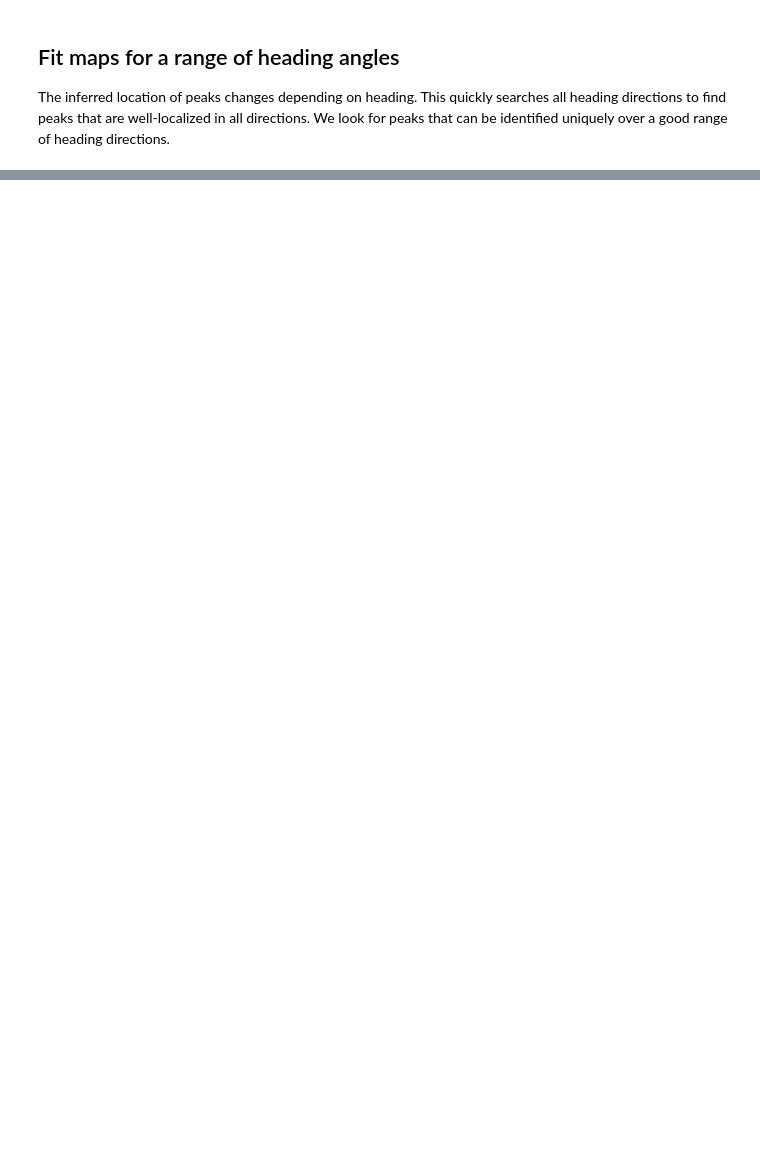
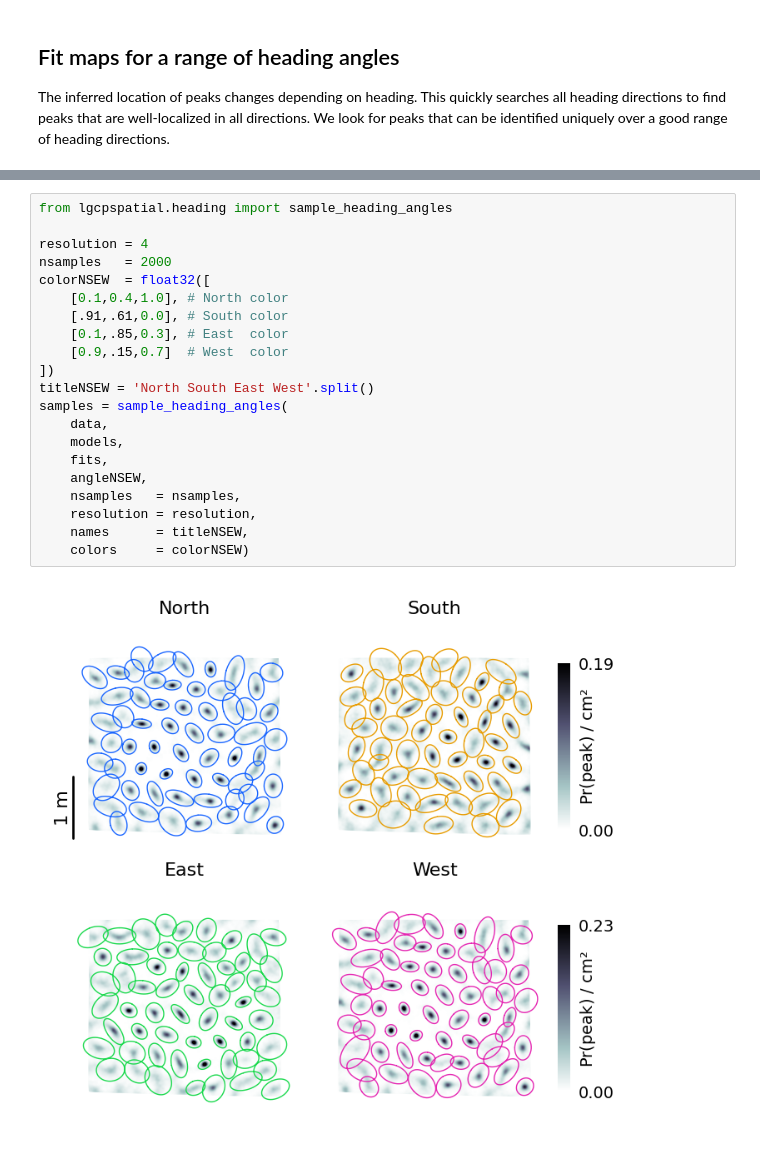
Before and after one commit to michaelerule/lgcpspatial, a Jupyter notebook: tutorials/example 5 heading dependence.ipynb, the cells around one changed output, grey strips where cells are left out. Drawn from its saved outputs; the diff is of its cells as text; blank space fills up the shorter version.

```diff
--- a/tutorials/example 5 heading dependence.ipynb
+++ b/tutorials/example 5 heading dependence.ipynb
@@ -133 +138,24 @@ for iphi,phi in enumerate(NSEW):
+# %%
+from lgcpspatial.heading import sample_heading_angles
+
+resolution = 4
+nsamples   = 2000
+colorNSEW  = float32([
+    [0.1,0.4,1.0], # North color
+    [.91,.61,0.0], # South color
+    [0.1,.85,0.3], # East  color
+    [0.9,.15,0.7]  # West  color
+])
+titleNSEW = 'North South East West'.split()
+samples = sample_heading_angles(
+    data,
+    models,
+    fits,
+    angleNSEW,
+    nsamples   = nsamples,
+    resolution = resolution,
+    names      = titleNSEW,
+    colors     = colorNSEW)
+# %% [output]
+[figure, added]
 # %% [markdown]
```
Also changed, not shown: parts of 17 cells of this notebook, 10 other files.
